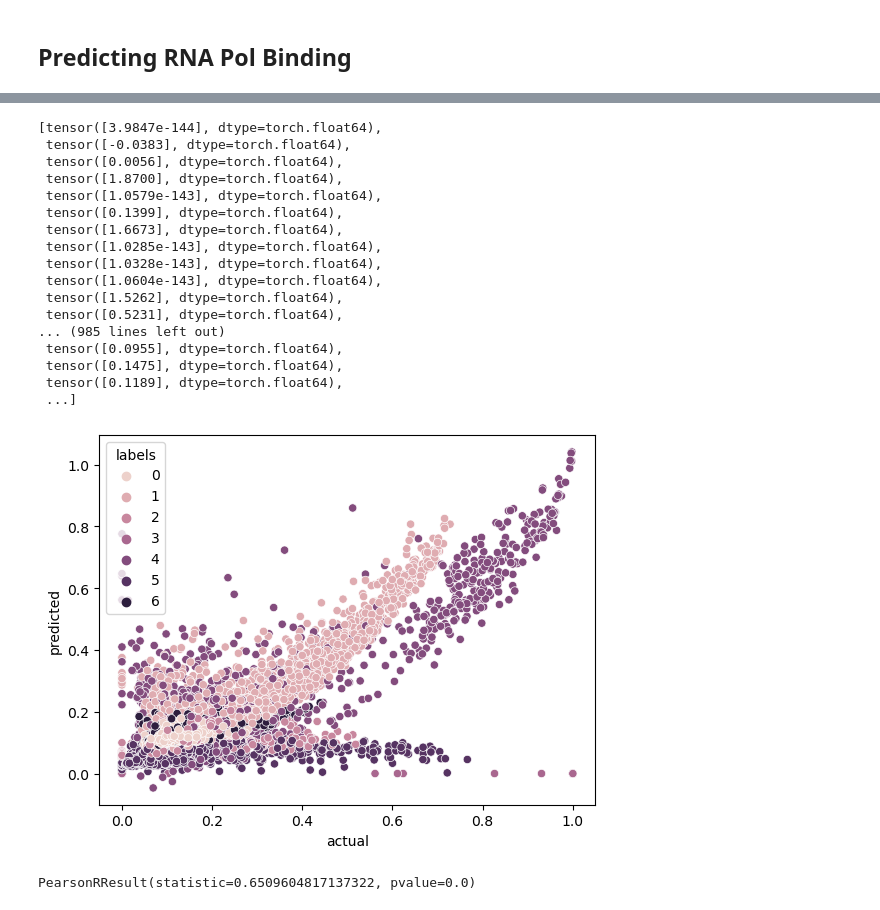
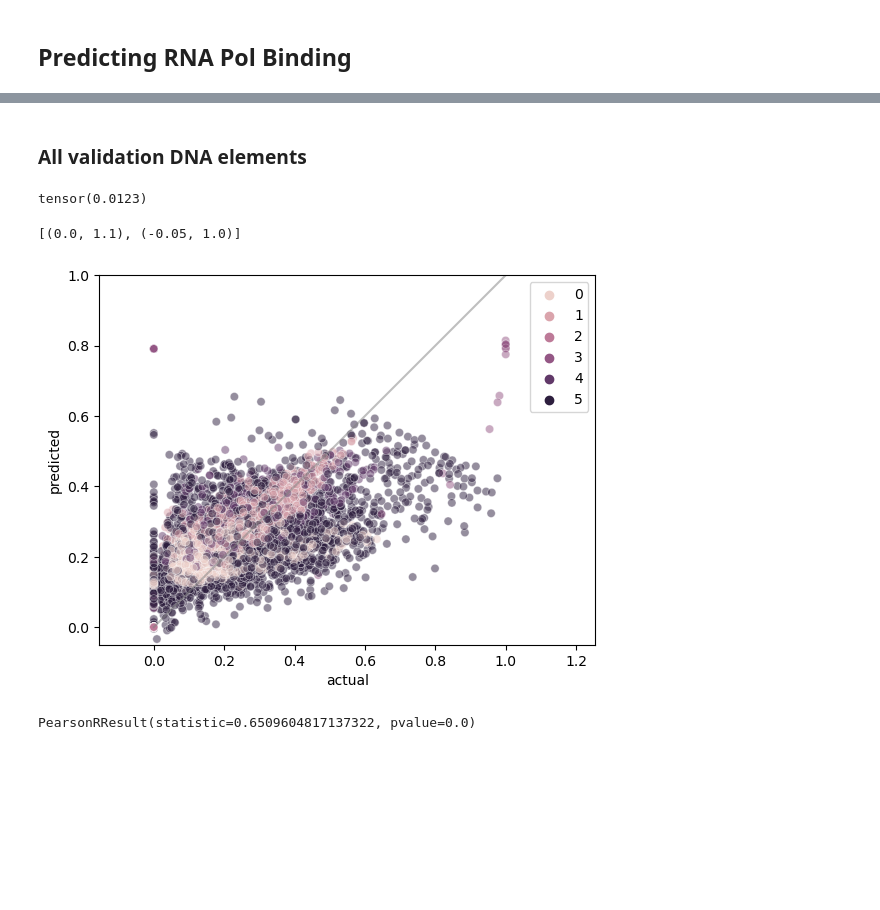
Before and after one commit to fshiau/comp-geno-proj, a Jupyter notebook: src/2_hmm/2.4_gmm-hmm.ipynb, the cells around one changed output, grey strips where cells are left out. Cells and saved outputs as stored; diff of their text form; code cells hidden in the pictures; blank space fills up the shorter version.

```diff
--- a/src/2_hmm/2.4_gmm-hmm.ipynb
+++ b/src/2_hmm/2.4_gmm-hmm.ipynb
@@ -365,0 +439,7 @@ class pred_RNA(torch.nn.Module):
+# %%
+import pandas as pd
+import numpy as np
+import os
+import torch
+dir = '/Users/fionshiau/Documents/2023Spring/Computational_Genomics/Final_Project/comp-geno-proj/'
+mat = np.vstack([pd.read_csv(os.path.join(dir,'data','merged','1.4.{}_valid.csv'.format(i))).iloc[:,4:].to_numpy() for i in range(0,3)])
@@ -383,30 +459,28 @@ for index, r in enumerate(notebook.tqdm(data)):
-# %%
-test
-# %% [output]
-[tensor([3.9847e-144], dtype=torch.float64),
- tensor([-0.0383], dtype=torch.float64),
- tensor([0.0056], dtype=torch.float64),
- tensor([1.8700], dtype=torch.float64),
- tensor([1.0579e-143], dtype=torch.float64),
- tensor([0.1399], dtype=torch.float64),
- tensor([1.6673], dtype=torch.float64),
- tensor([1.0285e-143], dtype=torch.float64),
- tensor([1.0328e-143], dtype=torch.float64),
- tensor([1.0604e-143], dtype=torch.float64),
- tensor([1.5262], dtype=torch.float64),
- tensor([0.5231], dtype=torch.float64),
-... (985 lines left out)
- tensor([0.0955], dtype=torch.float64),
- tensor([0.1475], dtype=torch.float64),
- tensor([0.1189], dtype=torch.float64),
- ...]
+# %% [markdown]
+### All validation DNA elements
+# %%
+# Test the model on all validation gene regions
+from tqdm.notebook import tqdm
+data = torch.tensor(mat).type(torch.float32)
+test = torch.empty(size=(data.shape[0],1))
+test_labs = torch.empty(size=(data.shape[0],1))
+for idx, r in tqdm(enumerate(data),total=data.shape[0]):
+    test[idx],test_labs[idx] = pred.predict(r[:-1],keep_lab=True)
 # %%
-torch.nn.functional.mse_loss(torch.stack(test),data[:,-1])
+torch.nn.functional.mse_loss(test,data[:,-1].reshape(-1,1))
+# %% [output]
+tensor(0.0123)
-# %%
-g = sns.scatterplot(pd.DataFrame({'actual':data[:,-1],
-                                  'predicted': torch.stack(test).numpy().reshape(-1),
-                                  'labels' : torch.stack(test_labs).numpy().reshape(-1)}),
-                    x='actual',y='predicted',hue='labels')
-# %% [output]
-[figure, removed]
+# %%
+rng = np.random.default_rng(0)
+sample_indices = rng.choice(mat.shape[0],size=10000)
+g = sns.scatterplot(pd.DataFrame({'actual':mat[sample_indices,-1],
+                                  'predicted': test[sample_indices,:].numpy().reshape(-1),
+                                  'labels' : test_labs[sample_indices,:].numpy().astype(int).reshape(-1)}),
+                    x='actual',y='predicted',hue='labels',alpha=.5)
+sns.lineplot(x = np.arange(0,1.1,.1),y=np.arange(0,1.1,.1), color = 'grey', alpha = .5)
+g.axis('equal')
+g.set(xlim=(0, 1.1), ylim=(-0.05, 1))
+# %% [output]
+[(0.0, 1.1), (-0.05, 1.0)]
+[figure, added]
 # %%
```
Also changed, not shown: parts of 29 cells of this notebook, 10 other files.
